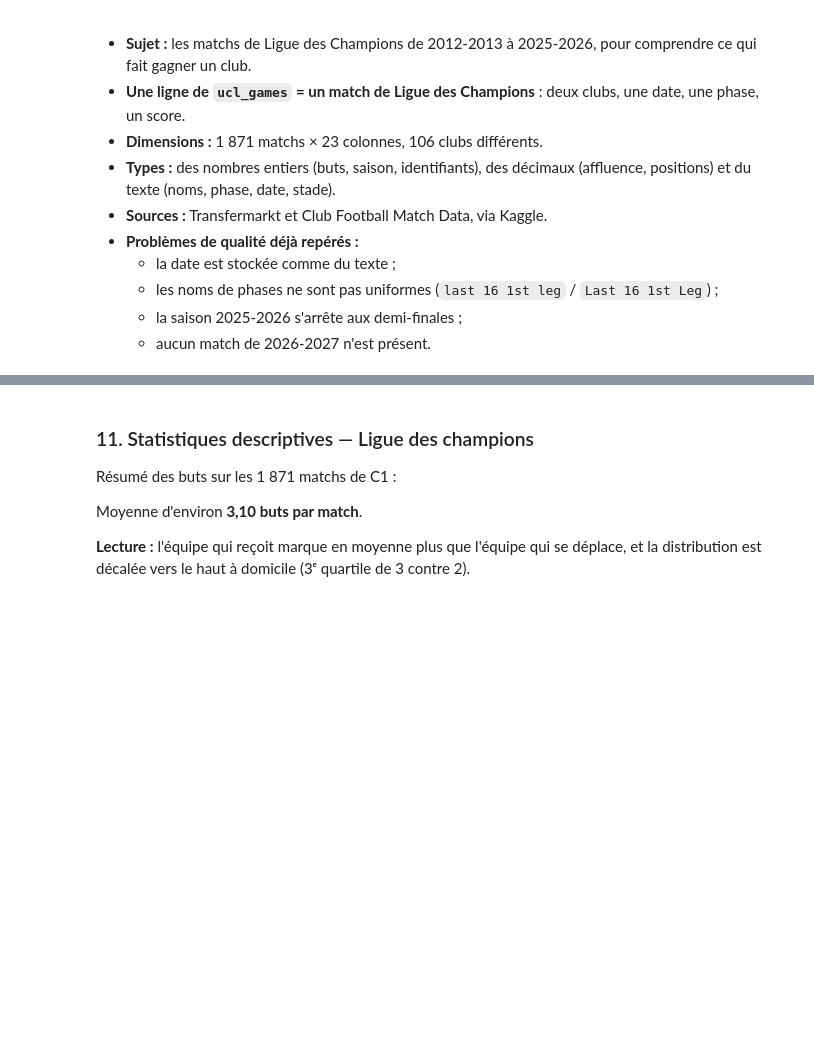
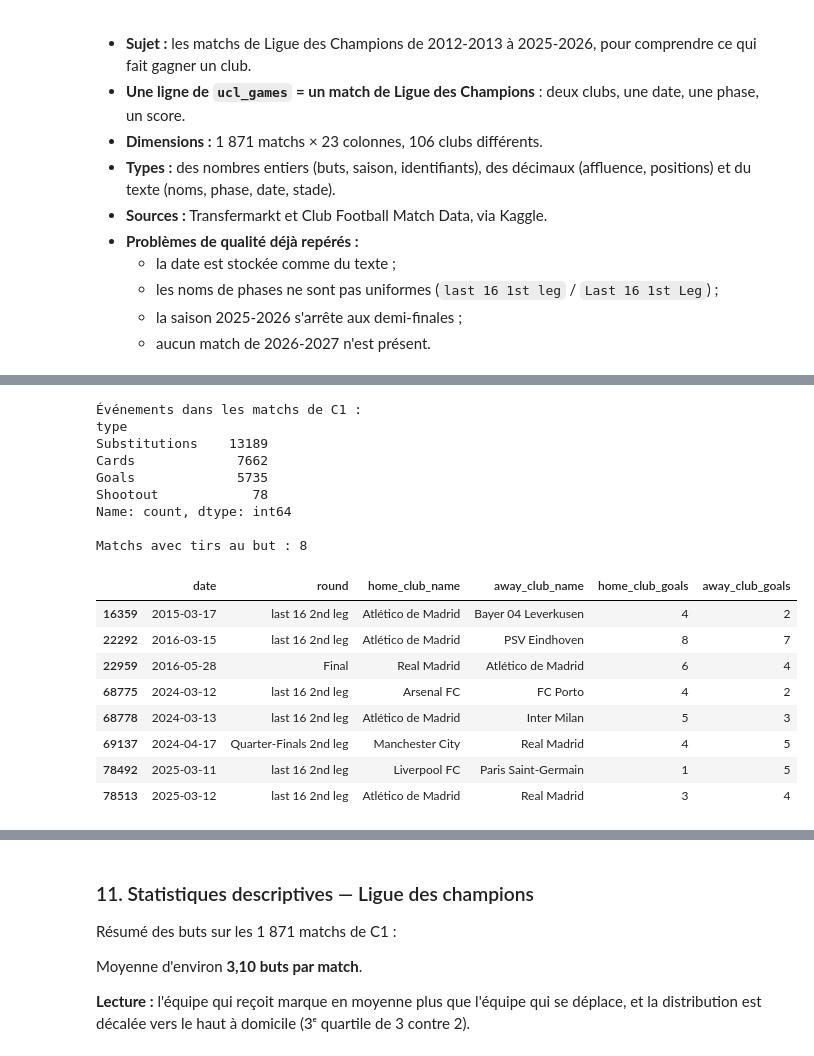
Before and after one commit to moussa197/CHAMPIONS-, a Jupyter notebook: analyse/EDA.ipynb, the cells around one changed output, grey strips where cells are left out. Saved outputs shown, nothing was run; the diff lists cells and outputs as text; code cells hidden in the pictures; blank space fills up the shorter version.

```diff
--- a/analyse/EDA.ipynb
+++ b/analyse/EDA.ipynb
@@ -304,0 +415,30 @@ plt.show()
+# %%
+# game_events.csv : tous les événements des matchs (on ne garde que 3 colonnes)
+events = pd.read_csv('../data/game_events.csv', usecols=['game_id', 'type', 'club_id'])
+events_cl = events[events['game_id'].isin(ucl_games['game_id'])]
+print("Événements dans les matchs de C1 :")
+print(events_cl['type'].value_counts())
+
+# Les matchs de C1 qui ont eu une séance de tirs au but
+matchs_tab = events_cl.loc[events_cl['type'] == 'Shootout', 'game_id'].unique()
+print(f"\nMatchs avec tirs au but : {len(matchs_tab)}")
+ucl_games.loc[ucl_games['game_id'].isin(matchs_tab), cols_score]
+# %% [output]
+Événements dans les matchs de C1 :
+type
+Substitutions    13189
+Cards             7662
+Goals             5735
+Shootout            78
+Name: count, dtype: int64
+
+Matchs avec tirs au but : 8
+|  | date | round | home_club_name | away_club_name | home_club_goals | away_club_goals |
+| 16359 | 2015-03-17 | last 16 2nd leg | Atlético de Madrid | Bayer 04 Leverkusen | 4 | 2 |
+| 22292 | 2016-03-15 | last 16 2nd leg | Atlético de Madrid | PSV Eindhoven | 8 | 7 |
+| 22959 | 2016-05-28 | Final | Real Madrid | Atlético de Madrid | 6 | 4 |
+| 68775 | 2024-03-12 | last 16 2nd leg | Arsenal FC | FC Porto | 4 | 2 |
+| 68778 | 2024-03-13 | last 16 2nd leg | Atlético de Madrid | Inter Milan | 5 | 3 |
+| 69137 | 2024-04-17 | Quarter-Finals 2nd leg | Manchester City | Real Madrid | 4 | 5 |
+| 78492 | 2025-03-11 | last 16 2nd leg | Liverpool FC | Paris Saint-Germain | 1 | 5 |
+| 78513 | 2025-03-12 | last 16 2nd leg | Atlético de Madrid | Real Madrid | 3 | 4 |
```
Also changed, not shown: parts of 23 cells of this notebook.
